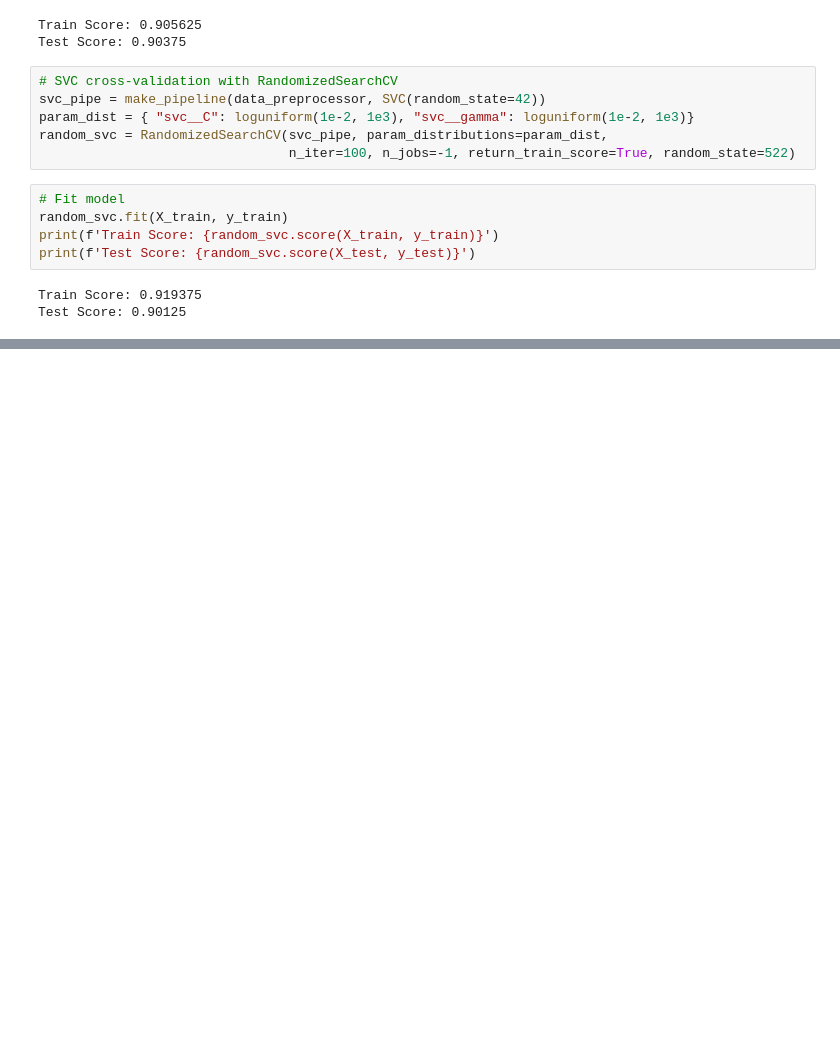
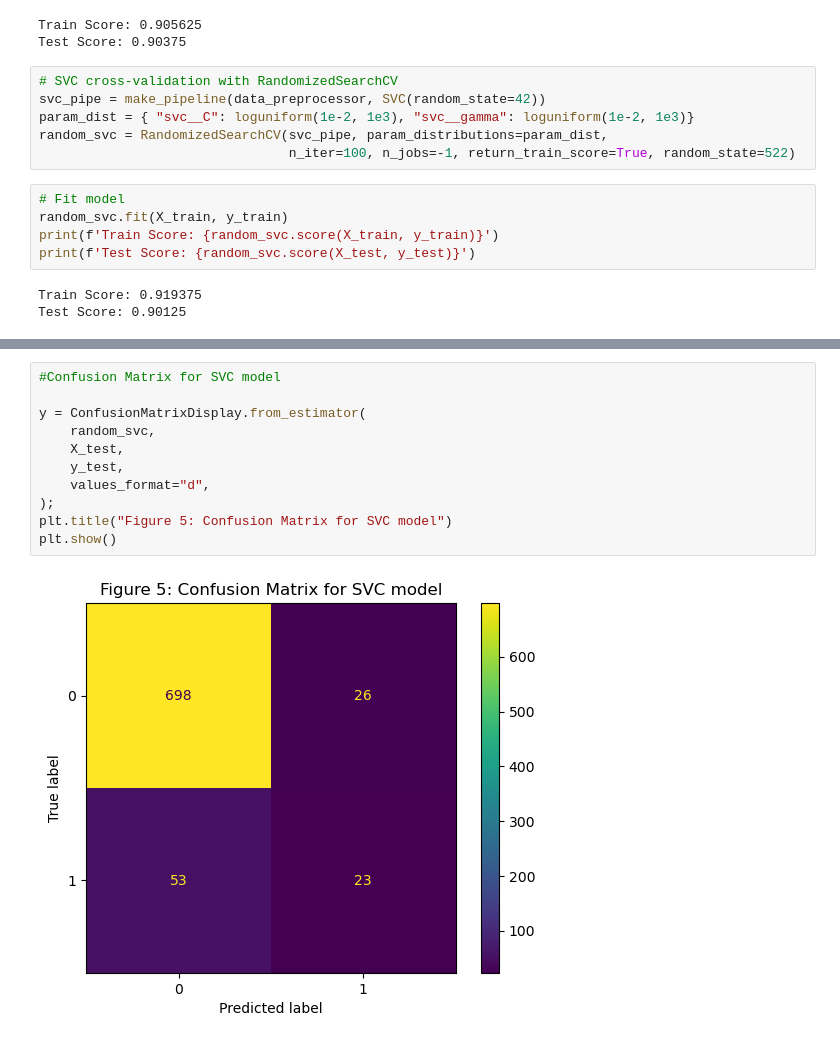
Before and after one commit to dvorster/term-deposit-classifier, a Jupyter notebook: term-deposit-analysis.ipynb, the cells around one changed output, grey strips where cells are left out. Drawn from its saved outputs; the diff is of its cells as text; blank space fills up the shorter version.

```diff
--- a/term-deposit-analysis.ipynb
+++ b/term-deposit-analysis.ipynb
@@ -178,0 +292,13 @@ Test Score: 0.90125
+# %%
+#Confusion Matrix for SVC model
+
+y = ConfusionMatrixDisplay.from_estimator(
+    random_svc,
+    X_test,
+    y_test,
+    values_format="d",
+);
+plt.title("Figure 5: Confusion Matrix for SVC model")
+plt.show()
+# %% [output]
+[figure, added]
```
Also changed, not shown: parts of 14 cells of this notebook.
